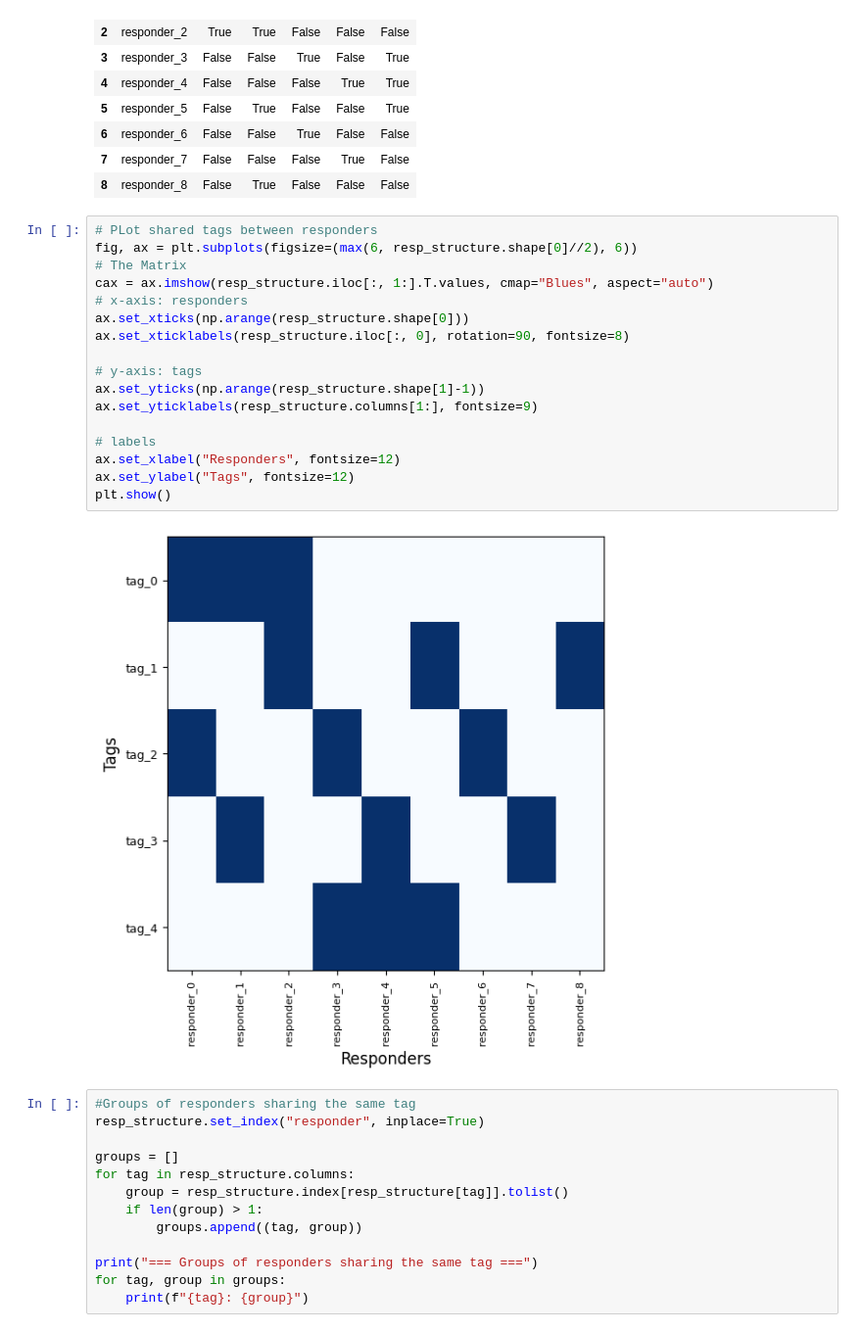
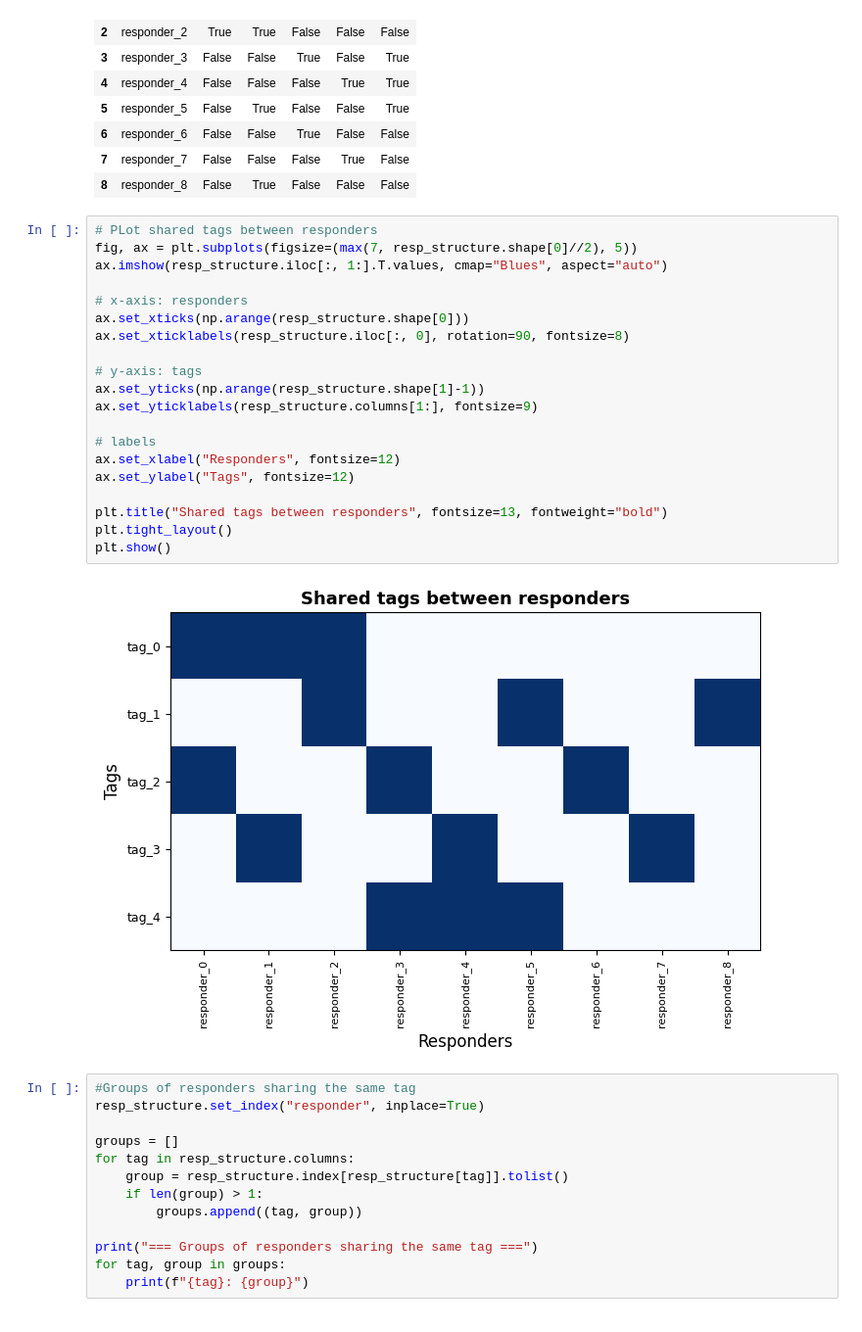
Before and after one commit to MohamedZakariaaFouda/Jane_Street_Competition, a Jupyter notebook: notebooks/end-to-end-data-science-life-cycle.ipynb, the cells around one changed output. Shown at 98% size. Drawn from its saved outputs; the diff is of its cells as text.

Commit message:
End of EDA  responders

```diff
--- a/notebooks/end-to-end-data-science-life-cycle.ipynb
+++ b/notebooks/end-to-end-data-science-life-cycle.ipynb
@@ -191,23 +195,26 @@ resp_structure
 | 8 | responder_8 | False | True | False | False | False |
 # %%
 # PLot shared tags between responders
-fig, ax = plt.subplots(figsize=(max(6, resp_structure.shape[0]//2), 6))
-# The Matrix
-cax = ax.imshow(resp_structure.iloc[:, 1:].T.values, cmap="Blues", aspect="auto")
+fig, ax = plt.subplots(figsize=(max(7, resp_structure.shape[0]//2), 5))
+ax.imshow(resp_structure.iloc[:, 1:].T.values, cmap="Blues", aspect="auto")
+
 # x-axis: responders
 ax.set_xticks(np.arange(resp_structure.shape[0]))
 ax.set_xticklabels(resp_structure.iloc[:, 0], rotation=90, fontsize=8)
 
 # y-axis: tags
 ax.set_yticks(np.arange(resp_structure.shape[1]-1))
 ax.set_yticklabels(resp_structure.columns[1:], fontsize=9)
 
 # labels
 ax.set_xlabel("Responders", fontsize=12)
 ax.set_ylabel("Tags", fontsize=12)
+
+plt.title("Shared tags between responders", fontsize=13, fontweight="bold")
+plt.tight_layout()
 plt.show()
 # %% [output]
-[figure, old version]
+[figure, new version]
 # %%
 #Groups of responders sharing the same tag
 resp_structure.set_index("responder", inplace=True)
```
Also changed, not shown: parts of 15 cells of this notebook.
